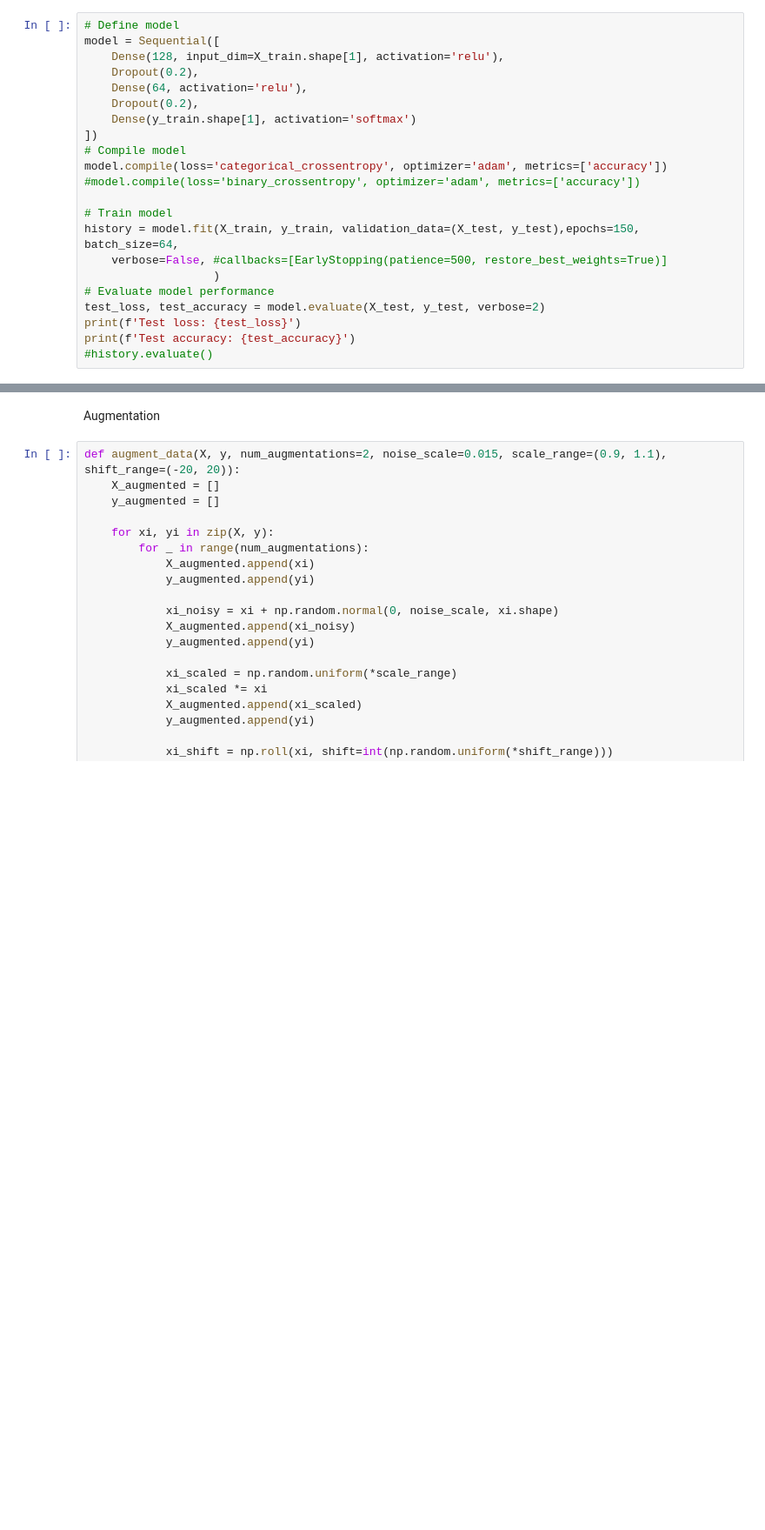
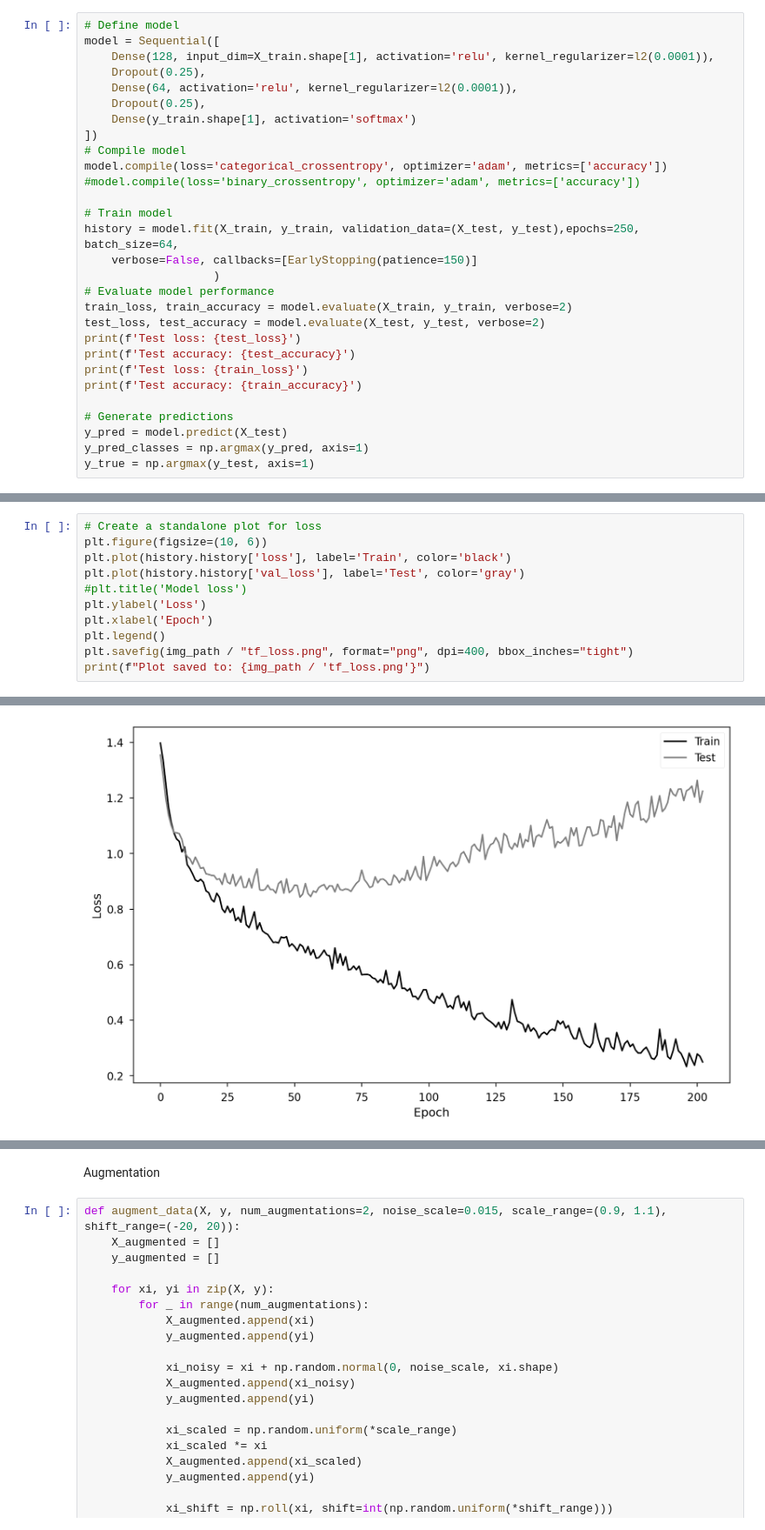
Before and after one commit to nigginoki/Multiclass_RamanMachineLearning, a Jupyter notebook: notebooks/Multiclass_Tensorflow.ipynb, the cells around one changed output, grey strips where cells are left out. Shown at 87% size. Saved outputs shown, nothing was run; the diff lists cells and outputs as text; blank space fills up the shorter version.

```diff
--- a/notebooks/Multiclass_Tensorflow.ipynb
+++ b/notebooks/Multiclass_Tensorflow.ipynb
@@ -59,10 +41,10 @@ y_test = to_categorical(y_test)
 # %%
 # Define model
 model = Sequential([
-    Dense(128, input_dim=X_train.shape[1], activation='relu'),
-    Dropout(0.2),
-    Dense(64, activation='relu'),
-    Dropout(0.2),
+    Dense(128, input_dim=X_train.shape[1], activation='relu', kernel_regularizer=l2(0.0001)),
+    Dropout(0.25),
+    Dense(64, activation='relu', kernel_regularizer=l2(0.0001)),
+    Dropout(0.25),
     Dense(y_train.shape[1], activation='softmax')
 ])
 # Compile model
@@ -70,12 +52,19 @@ model.compile(loss='categorical_crossentropy', optimizer='adam', metrics=['accur
 #model.compile(loss='binary_crossentropy', optimizer='adam', metrics=['accuracy'])
 
 # Train model
-history = model.fit(X_train, y_train, validation_data=(X_test, y_test),epochs=150, batch_size=64,
-    verbose=False, #callbacks=[EarlyStopping(patience=500, restore_best_weights=True)]
+history = model.fit(X_train, y_train, validation_data=(X_test, y_test),epochs=250, batch_size=64,
+    verbose=False, callbacks=[EarlyStopping(patience=150)]
                    )
 # Evaluate model performance
+train_loss, train_accuracy = model.evaluate(X_train, y_train, verbose=2)
 test_loss, test_accuracy = model.evaluate(X_test, y_test, verbose=2)
 print(f'Test loss: {test_loss}')
 print(f'Test accuracy: {test_accuracy}')
-#history.evaluate()
+print(f'Test loss: {train_loss}')
+print(f'Test accuracy: {train_accuracy}')
+
+# Generate predictions
+y_pred = model.predict(X_test)
+y_pred_classes = np.argmax(y_pred, axis=1)
+y_true = np.argmax(y_test, axis=1)
 # %% [output]
@@ -164,0 +96,12 @@ You must install pydot (`pip install pydot`) and install graphviz (see instructi
+# %%
+# Create a standalone plot for loss
+plt.figure(figsize=(10, 6))
+plt.plot(history.history['loss'], label='Train', color='black')
+plt.plot(history.history['val_loss'], label='Test', color='gray')
+#plt.title('Model loss')
+plt.ylabel('Loss')
+plt.xlabel('Epoch')
+plt.legend()
+plt.savefig(img_path / "tf_loss.png", format="png", dpi=400, bbox_inches="tight")
+print(f"Plot saved to: {img_path / 'tf_loss.png'}")
+# %% [output]
@@ -164,0 +109 @@ You must install pydot (`pip install pydot`) and install graphviz (see instructi
+[figure, added]
```
Also changed, not shown: parts of 14 cells of this notebook, 7 other files.
